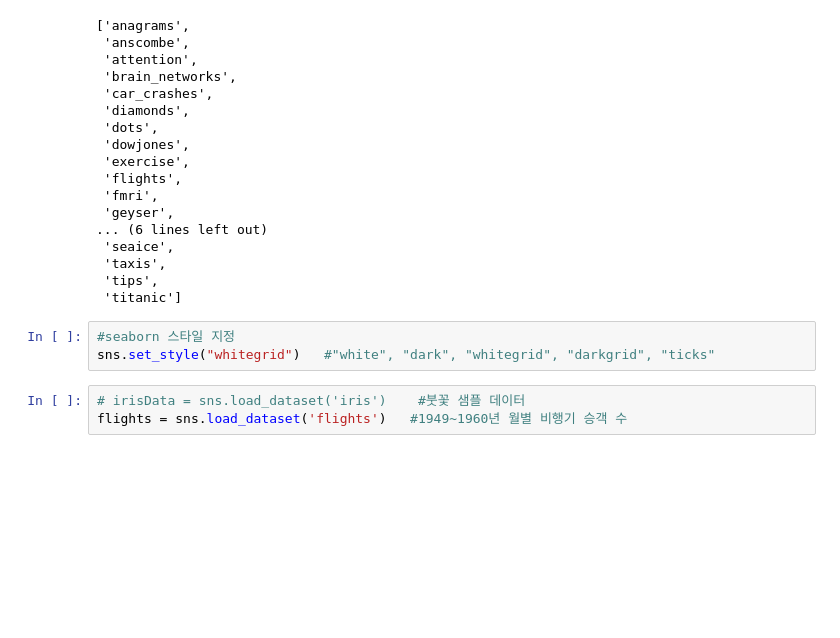
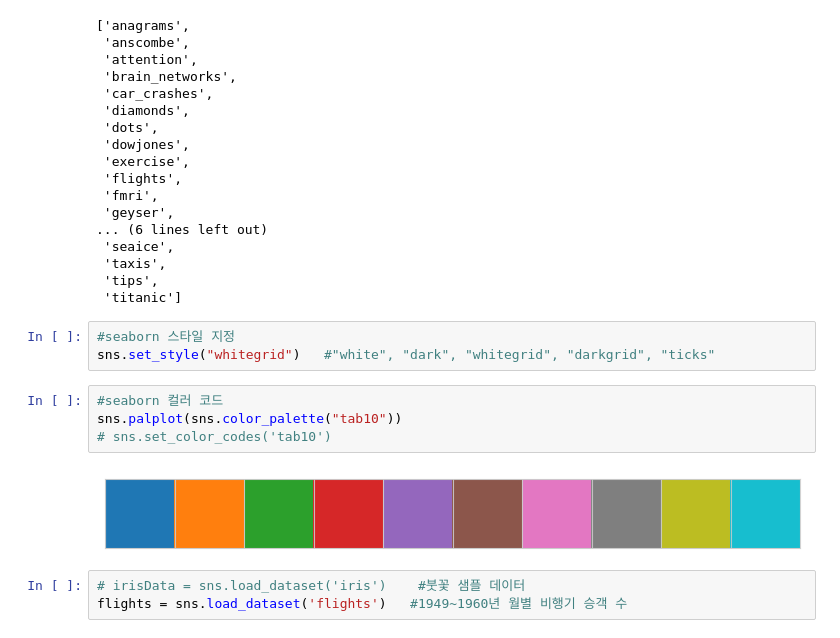
Before and after one commit to hyanyul/python-analysis-2024, a Jupyter notebook: day02/pa05_plot_basic.ipynb, the cells around one changed output. Drawn from its saved outputs; the diff is of its cells as text; blank space fills up the shorter version.

```diff
--- a/day02/pa05_plot_basic.ipynb
+++ b/day02/pa05_plot_basic.ipynb
@@ -214,6 +214,12 @@ sns.get_dataset_names()
 # %%
 #seaborn 스타일 지정
 sns.set_style("whitegrid")   #"white", "dark", "whitegrid", "darkgrid", "ticks"
+# %%
+#seaborn 컬러 코드
+sns.palplot(sns.color_palette("tab10"))
+# sns.set_color_codes('tab10')
+# %% [output]
+[figure, added]
 # %%
 # irisData = sns.load_dataset('iris')    #붓꽃 샘플 데이터
 flights = sns.load_dataset('flights')   #1949~1960년 월별 비행기 승객 수
```
Also changed, not shown: parts of 3 cells of this notebook, 4 other files.
